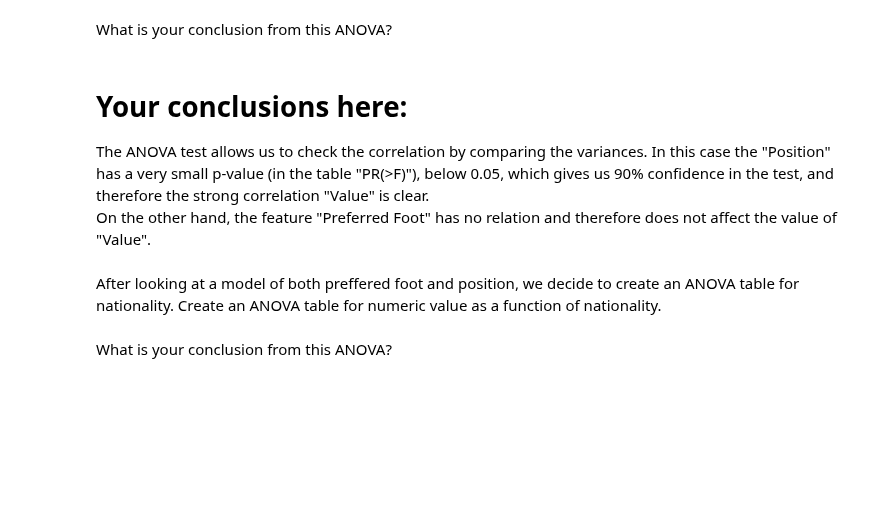
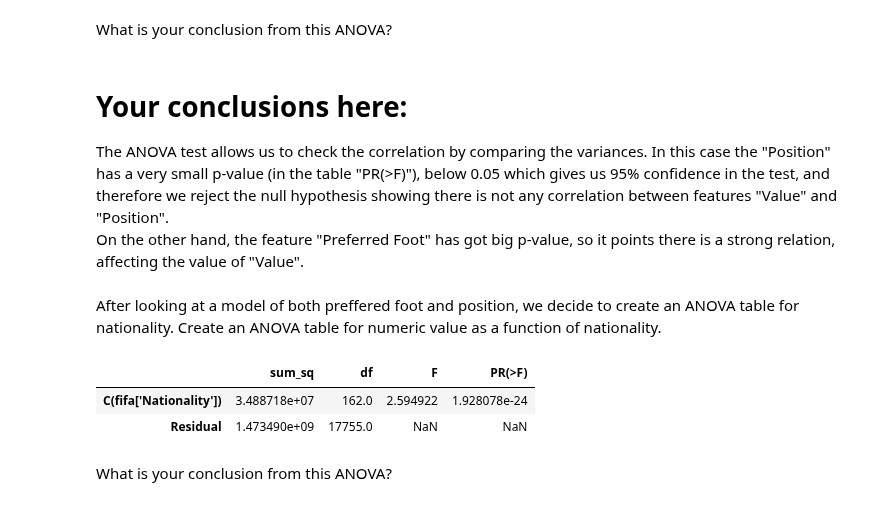
Before and after one commit to davidlafuentem/data-labs, a Jupyter notebook: module-2/lab-correlation-tests-with-scipy/your-code/main.ipynb, the cells around one changed output. Cells and saved outputs as stored; diff of their text form; code cells hidden in the pictures; blank space fills up the shorter version.

```diff
--- a/module-2/lab-correlation-tests-with-scipy/your-code/main.ipynb
+++ b/module-2/lab-correlation-tests-with-scipy/your-code/main.ipynb
@@ -76,7 +76,7 @@ What is your conclusion from this ANOVA?
 # %% [markdown]
 # Your conclusions here:
 The ANOVA test allows us to check the correlation by comparing the variances.
-In this case the "Position" has a very small p-value (in the table "PR(>F)"), below 0.05, which gives us 90% confidence in the test, and therefore the strong correlation "Value" is clear.
-On the other hand, the feature "Preferred Foot" has no relation and therefore does not affect the value of "Value".
+In this case the "Position" has a very small p-value (in the table "PR(>F)"), below 0.05 which gives us 95% confidence in the test, and therefore we reject the null hypothesis showing there is not any correlation between features "Value" and "Position".
+On the other hand, the feature "Preferred Foot" has got big p-value, so it points there is a strong relation, affecting the value of "Value".
 # %% [markdown]
 After looking at a model of both preffered foot and position, we decide to create an ANOVA table for nationality. Create an ANOVA table for numeric value as a function of nationality.
@@ -85,2 +83,14 @@ After looking at a model of both preffered foot and position, we decide to creat
+# %%
+# Your code here:
+
+
+model= ols("Value ~ C(fifa['Nationality'])", data=fifa).fit()
+
+table = sm.stats.anova_lm(model,typ=2) # Type 2 ANOVA DataFrame
+table
+# %% [output]
+|  | sum_sq | df | F | PR(>F) |
+| C(fifa['Nationality']) | 3.488718e+07 | 162.0 | 2.594922 | 1.928078e-24 |
+| Residual | 1.473490e+09 | 17755.0 | NaN | NaN |
 # %% [markdown]
 What is your conclusion from this ANOVA?
```
Also changed, not shown: parts of 15 cells of this notebook.
